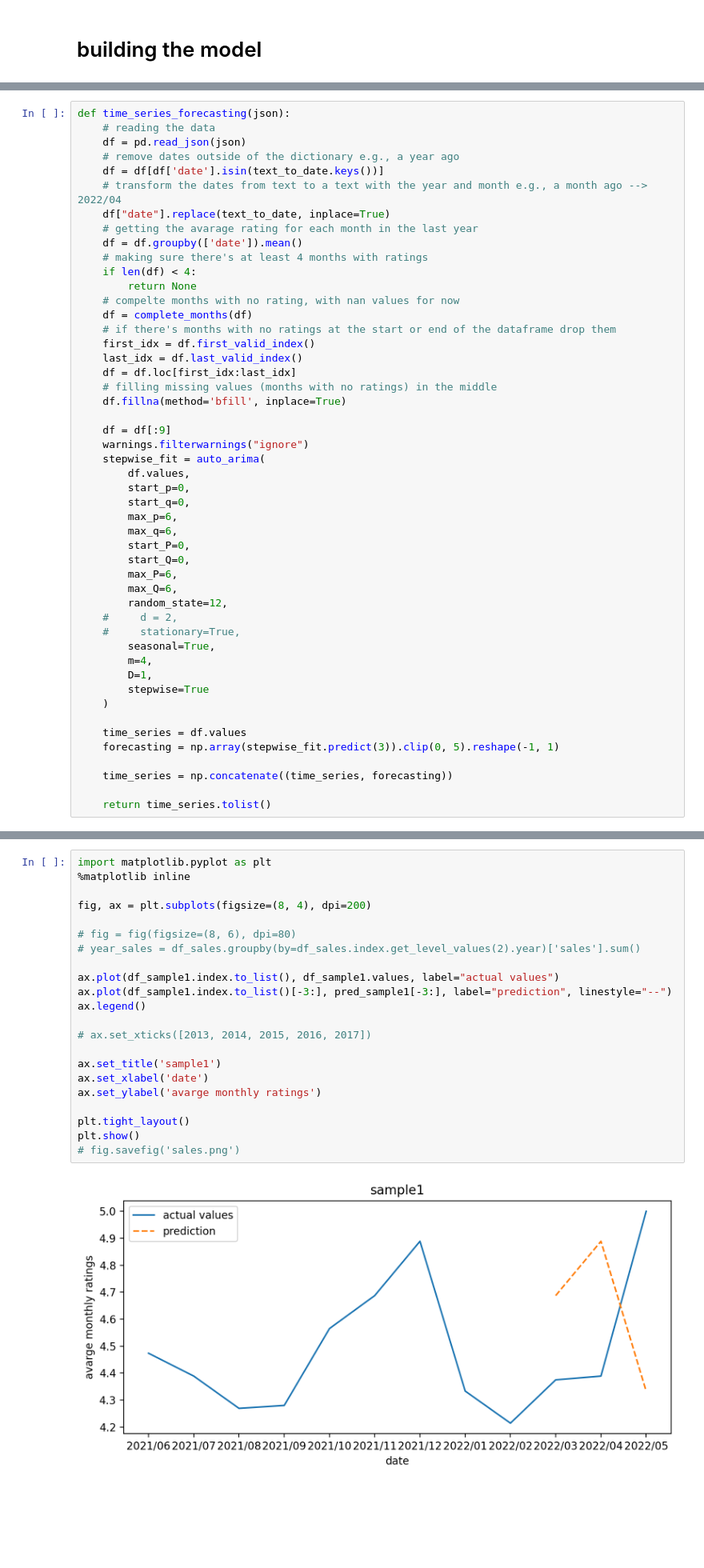
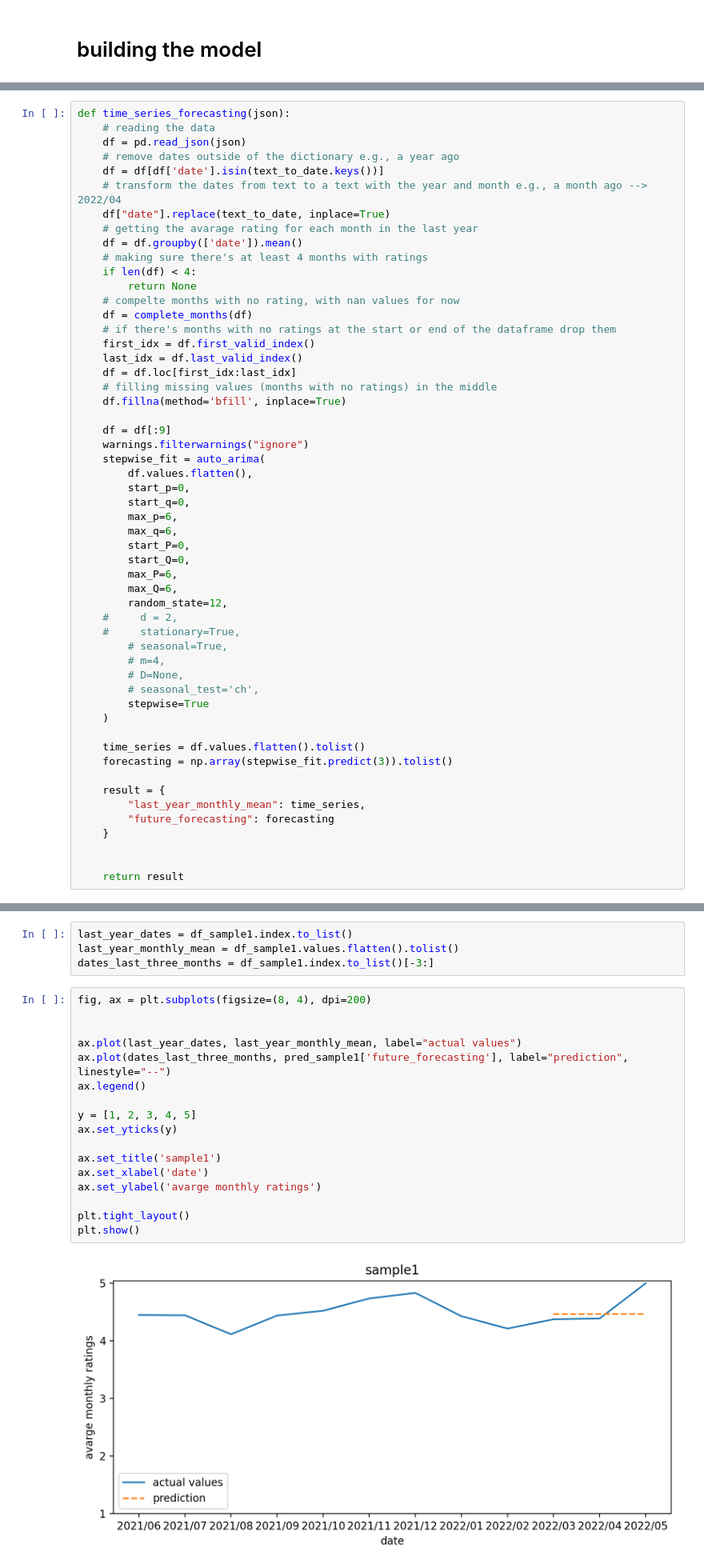
Before and after one commit to meshari343/NEXUS_AI, a Jupyter notebook: nexus_ai/time_series_forecasting/time_series_forecasting.ipynb, the cells around one changed output, grey strips where cells are left out. Shown: that part at 80% size. Saved outputs shown, nothing was run; the diff lists cells and outputs as text; blank space fills up the shorter version.

```diff
--- a/nexus_ai/time_series_forecasting/time_series_forecasting.ipynb
+++ b/nexus_ai/time_series_forecasting/time_series_forecasting.ipynb
@@ -664,7 +470,7 @@ def time_series_forecasting(json):
     df = df[:9]
     warnings.filterwarnings("ignore")
     stepwise_fit = auto_arima(
-        df.values,
+        df.values.flatten(),
         start_p=0,
         start_q=0,
         max_p=6,
@@ -676,18 +482,23 @@ def time_series_forecasting(json):
         random_state=12,
     #     d = 2,
     #     stationary=True,
-        seasonal=True,
-        m=4,
-        D=1,
+        # seasonal=True,
+        # m=4,
+        # D=None,
+        # seasonal_test='ch',
         stepwise=True
     )
 
-    time_series = df.values
-    forecasting = np.array(stepwise_fit.predict(3)).clip(0, 5).reshape(-1, 1)
+    time_series = df.values.flatten().tolist()
+    forecasting = np.array(stepwise_fit.predict(3)).tolist()
 
-    time_series = np.concatenate((time_series, forecasting))
+    result = {
+        "last_year_monthly_mean": time_series,
+        "future_forecasting": forecasting
+    }
 
-    return time_series.tolist()
+
+    return result
 # %%
 data_json = json.dumps(sample1)
 pred_sample1 = time_series_forecasting(data_json)
@@ -697,30 +508,29 @@ data_json = json.dumps(sample3)
 pred_sample3 = time_series_forecasting(data_json)
 data_json = json.dumps(sample4)
 pred_sample4 = time_series_forecasting(data_json)
+# %%
+last_year_dates = df_sample1.index.to_list()
+last_year_monthly_mean = df_sample1.values.flatten().tolist()
+dates_last_three_months = df_sample1.index.to_list()[-3:]
 # %%
-import matplotlib.pyplot as plt
-%matplotlib inline
-
 fig, ax = plt.subplots(figsize=(8, 4), dpi=200)
 
-# fig = fig(figsize=(8, 6), dpi=80)
-# year_sales = df_sales.groupby(by=df_sales.index.get_level_values(2).year)['sales'].sum()
 
-ax.plot(df_sample1.index.to_list(), df_sample1.values, label="actual values")
-ax.plot(df_sample1.index.to_list()[-3:], pred_sample1[-3:], label="prediction", linestyle="--")
+ax.plot(last_year_dates, last_year_monthly_mean, label="actual values")
+ax.plot(dates_last_three_months, pred_sample1['future_forecasting'], label="prediction", linestyle="--")
 ax.legend()
 
-# ax.set_xticks([2013, 2014, 2015, 2016, 2017])
+y = [1, 2, 3, 4, 5]
+ax.set_yticks(y)
 
 ax.set_title('sample1')
 ax.set_xlabel('date')
 ax.set_ylabel('avarge monthly ratings')
 
 plt.tight_layout()
 plt.show()
-# fig.savefig('sales.png')
 # %% [output]
-[figure, old version]
+[figure, new version]
 # %%
 fig, ax = plt.subplots(figsize=(8, 4), dpi=200)
 
```
Also changed, not shown: parts of 26 cells of this notebook, 2 other files.
